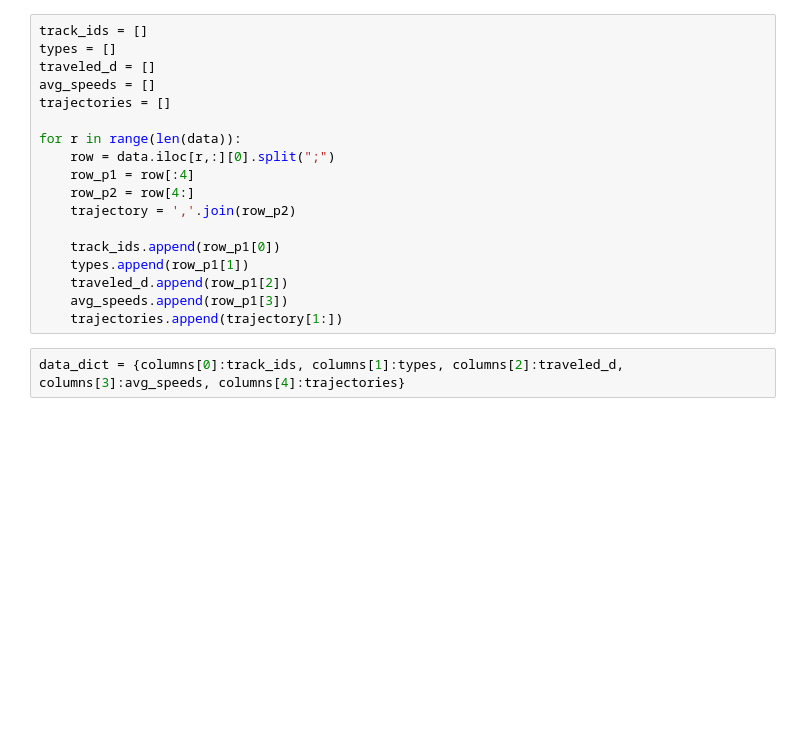
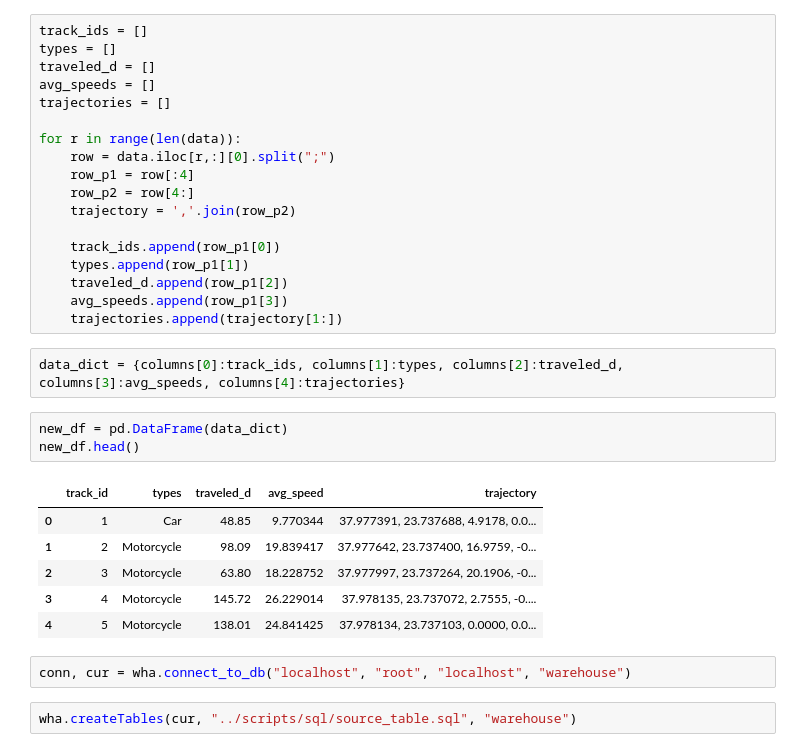
Before and after one commit to benbel376/ELT_Pipeline_Project, a Jupyter notebook: notebooks/extract and load2.ipynb, the cells around one changed output. Saved outputs shown, nothing was run; the diff lists cells and outputs as text; blank space fills up the shorter version.

Commit message:
created mysql warehouse

```diff
--- a/notebooks/extract and load2.ipynb
+++ b/notebooks/extract and load2.ipynb
@@ -42,3 +44,17 @@ for r in range(len(data)):
     trajectories.append(trajectory[1:])
 # %%
 data_dict = {columns[0]:track_ids, columns[1]:types, columns[2]:traveled_d, columns[3]:avg_speeds, columns[4]:trajectories}
+# %%
+new_df = pd.DataFrame(data_dict)
+new_df.head()
+# %% [output]
+|  | track_id | types | traveled_d | avg_speed | trajectory |
+| 0 | 1 | Car | 48.85 | 9.770344 | 37.977391, 23.737688, 4.9178, 0.0... |
+| 1 | 2 | Motorcycle | 98.09 | 19.839417 | 37.977642, 23.737400, 16.9759, -0... |
+| 2 | 3 | Motorcycle | 63.80 | 18.228752 | 37.977997, 23.737264, 20.1906, -0... |
+| 3 | 4 | Motorcycle | 145.72 | 26.229014 | 37.978135, 23.737072, 2.7555, -0.... |
+| 4 | 5 | Motorcycle | 138.01 | 24.841425 | 37.978134, 23.737103, 0.0000, 0.0... |
+# %%
+conn, cur = wha.connect_to_db("localhost", "root", "localhost", "warehouse")
+# %%
+wha.createTables(cur, "../scripts/sql/source_table.sql", "warehouse")
```
Also changed, not shown: parts of 5 cells of this notebook, 13 other files.
